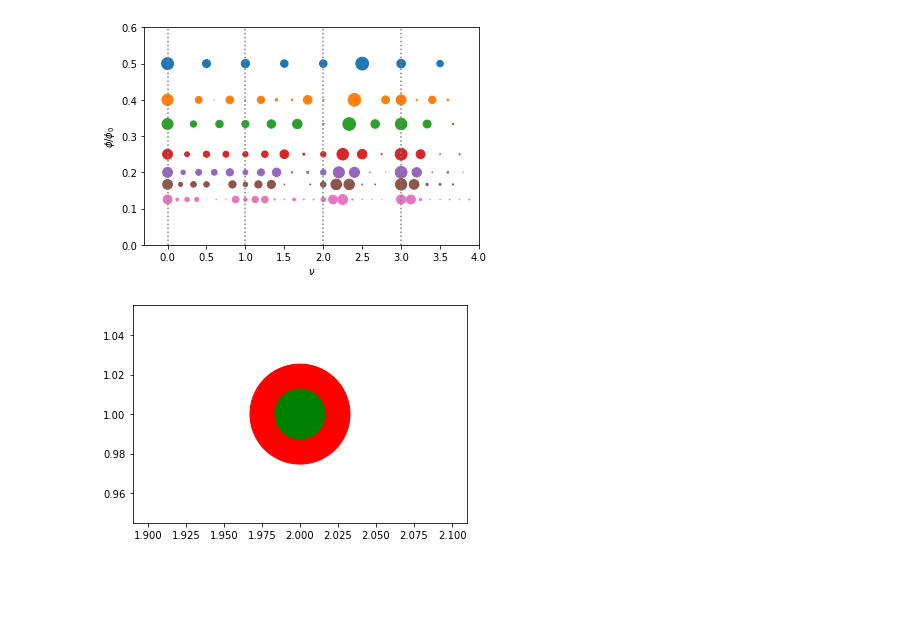
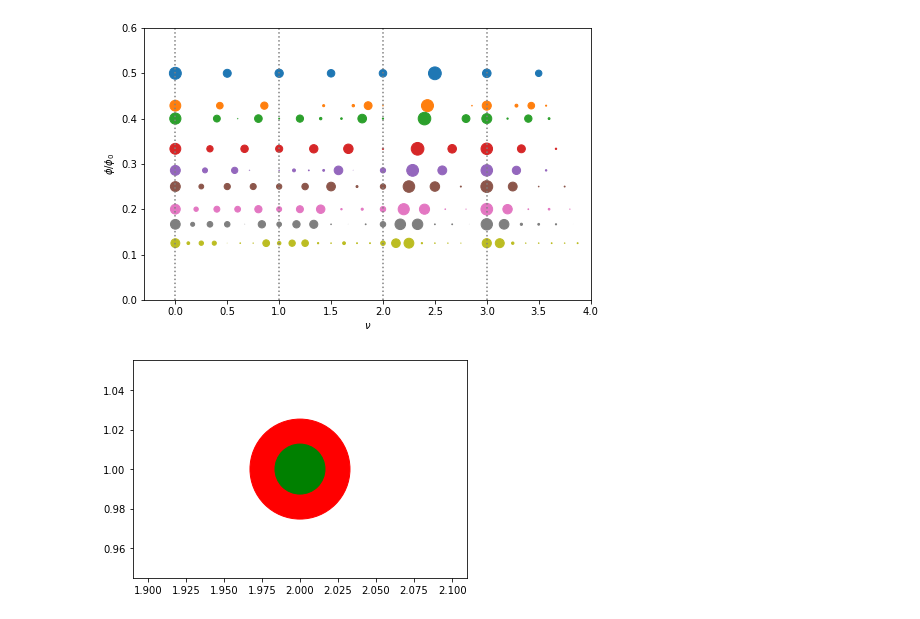
Before and after one commit to xywang2017/TBG_HartreeFock, a Jupyter notebook: strong_coupling_streda_lines.ipynb, the cells around one changed output. Drawn from its saved outputs; the diff is of its cells as text; code cells hidden in the pictures; blank space fills up the shorter version.

```diff
--- a/strong_coupling_streda_lines.ipynb
+++ b/strong_coupling_streda_lines.ipynb
@@ -6,6 +6,11 @@ import matplotlib.pyplot as plt
 # np.NaN means non-convergent or no clear magnetic subbands
 gaps2 = np.array([[i/2 for i in range(8)],
          [20.64,13.80,14.34,13.00,13.04,22.13,14.84,11.13]])
+
+
+gaps37 = np.array([[3*i/7 for i in range(10)],
+        [18.78,11.43,12.59,np.NaN,4.20,np.NaN,np.NaN,15.70,11.52,np.NaN]])
+gaps37 = np.hstack([gaps37,np.array([[10/7,13/7,2.0,17/7,20/7,23/7,25/7],[3.60,13.62,0.94,20.83,1.04,5.03,1.91]])])
 
 gaps25 = np.array([[2*i/5 for i in range(10)],
          [19.39,11.85,13.23,12.49,2.85,2.11,21.81,13.54,2.25,3.20]])
@@ -14,6 +19,10 @@ gaps25 = np.hstack([gaps25,np.array([[0.6,1.0,1.4,1.8,3.0,3.4],[0.69,1.60,4.19,1
 
 gaps3 = np.array([[i/3 for i in range(12)],
          [18.85,10.94,12.88,12.30,14.46,16.37,2.23,21.95,14.81,19.91,13.72,2.40]])
+
+gaps27 = np.array([[2*i/7 for i in range(14)],
+        [17.15,8.62,10.84,np.NaN,5.05,3.21,0.21,9.02,20.43,15.34,np.NaN,np.NaN,np.NaN,np.NaN]])
+gaps27 = np.hstack([gaps27,np.array([[5/7,1.0,9/7,11/7,3.0,23/7,25/7],[0.6,0.95,1.43,14.93,19.96,14.31,2.47]])])
 
 gaps4 = np.array([[i/4 for i in range(16)],
          [17.11,8.26,10.75,10.52,9.17,11.23,15.01,3.4,9.19,20.00,16.43,1.76,20.51,15.30,1.12,1.61]])
@@ -34,28 +43,30 @@ gaps8 = np.array([[i/8 for i in range(32)],
 gaps10 = np.array([[i/10 for i in range(16)],
         [15.61,4.41,6.78,6.63,np.NaN,np.NaN,np.NaN,np.NaN,np.NaN,np.NaN,5.82,13.05,10.49,2.62,1.88,np.NaN]])
 # %%
-fig = plt.figure(figsize=(6,4))
+fig = plt.figure(figsize=(8,5))
 rat = 3
 plt.axvline(0,ls=":",c="gray")
 plt.axvline(1,ls=":",c="gray")
 plt.axvline(2,ls=":",c="gray")
 plt.axvline(3,ls=":",c="gray")
 plt.scatter(gaps2[0], np.ones(gaps2.shape[1])/2, s=gaps2[1]**2/rat)
+plt.scatter(gaps37[0], np.ones(gaps37.shape[1])/7*3, s=gaps37[1]**2/rat)
 plt.scatter(gaps25[0], np.ones(gaps25.shape[1])/5*2, s=gaps25[1]**2/rat)
 plt.scatter(gaps3[0], np.ones(gaps3.shape[1])/3, s=gaps3[1]**2/rat)
+plt.scatter(gaps27[0], np.ones(gaps27.shape[1])/7*2, s=gaps27[1]**2/rat)
 plt.scatter(gaps4[0], np.ones(gaps4.shape[1])/4, s=gaps4[1]**2/rat)
 plt.scatter(gaps5[0], np.ones(gaps5.shape[1])/5, s=gaps5[1]**2/rat)
 plt.scatter(gaps6[0], np.ones(gaps6.shape[1])/6, s=gaps6[1]**2/rat)
 plt.scatter(gaps8[0], np.ones(gaps8.shape[1])/8, s=gaps8[1]**2/rat)
 # plt.scatter(gaps10[0], np.ones(gaps10.shape[1])/10, s=gaps10[1]**2/rat)
 plt.xlabel(r"$\nu$")
 plt.ylabel(r"$\phi/\phi_0$")
 
 plt.xlim(-0.3,4)
 plt.ylim(0,0.6)
 plt.show()
 # %% [output]
-[figure, old version]
+[figure, new version]
 # %%
 fig = plt.figure(figsize=(6,4))
 plt.scatter([2,2],[1,1],s=[100**2,50**2],c=["r","g"])
```
Also changed, not shown: parts of 1 cell of this notebook, 1 other file.
